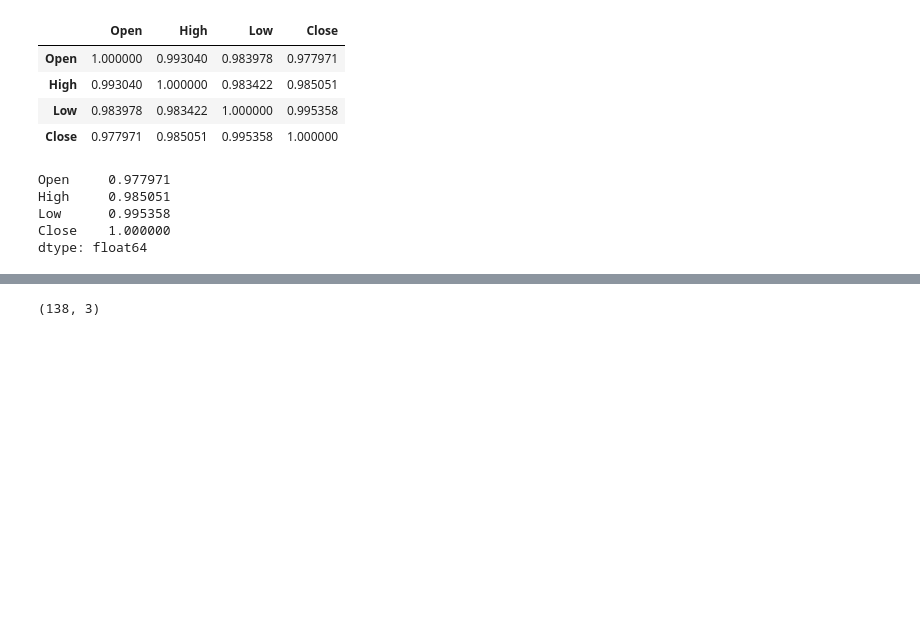
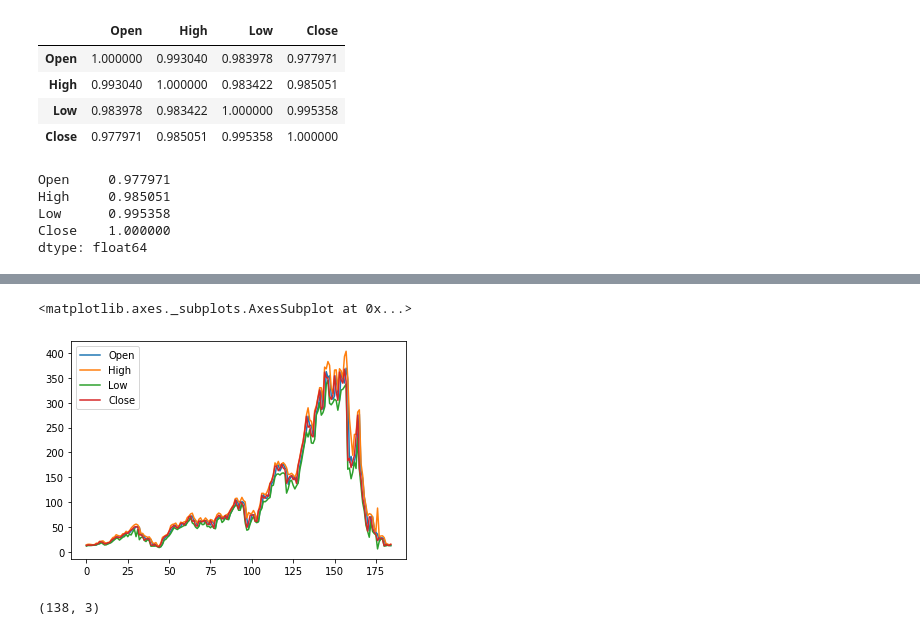
Before and after one commit to 01aleem/Yes-Bank-Stock-Closing-Price-Prediction, a Jupyter notebook: Stock_Price_Prediction.ipynb, the cells around one changed output, grey strips where cells are left out. Saved outputs shown, nothing was run; the diff lists cells and outputs as text; code cells hidden in the pictures; blank space fills up the shorter version.

```diff
--- a/Stock_Price_Prediction.ipynb
+++ b/Stock_Price_Prediction.ipynb
@@ -95,3 +100,8 @@ dtype: float64
+# %%
+df.plot.line()
+# %% [output]
+<matplotlib.axes._subplots.AxesSubplot at 0x...>
+[figure, added]
 # %%
 X = df[['High','Low','Open']]
 y = df[['Close']]
```
Also changed, not shown: parts of 9 cells of this notebook.
